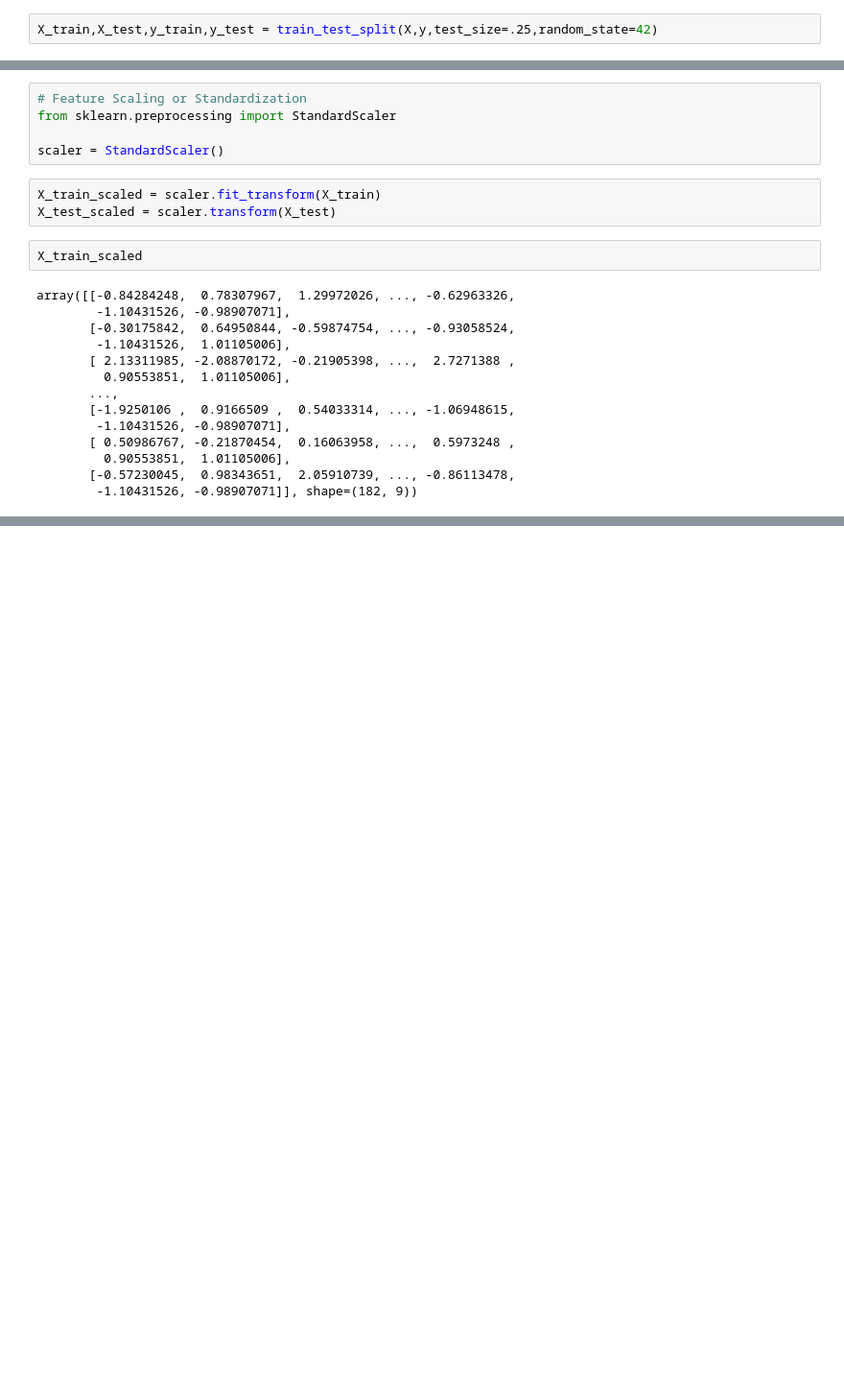
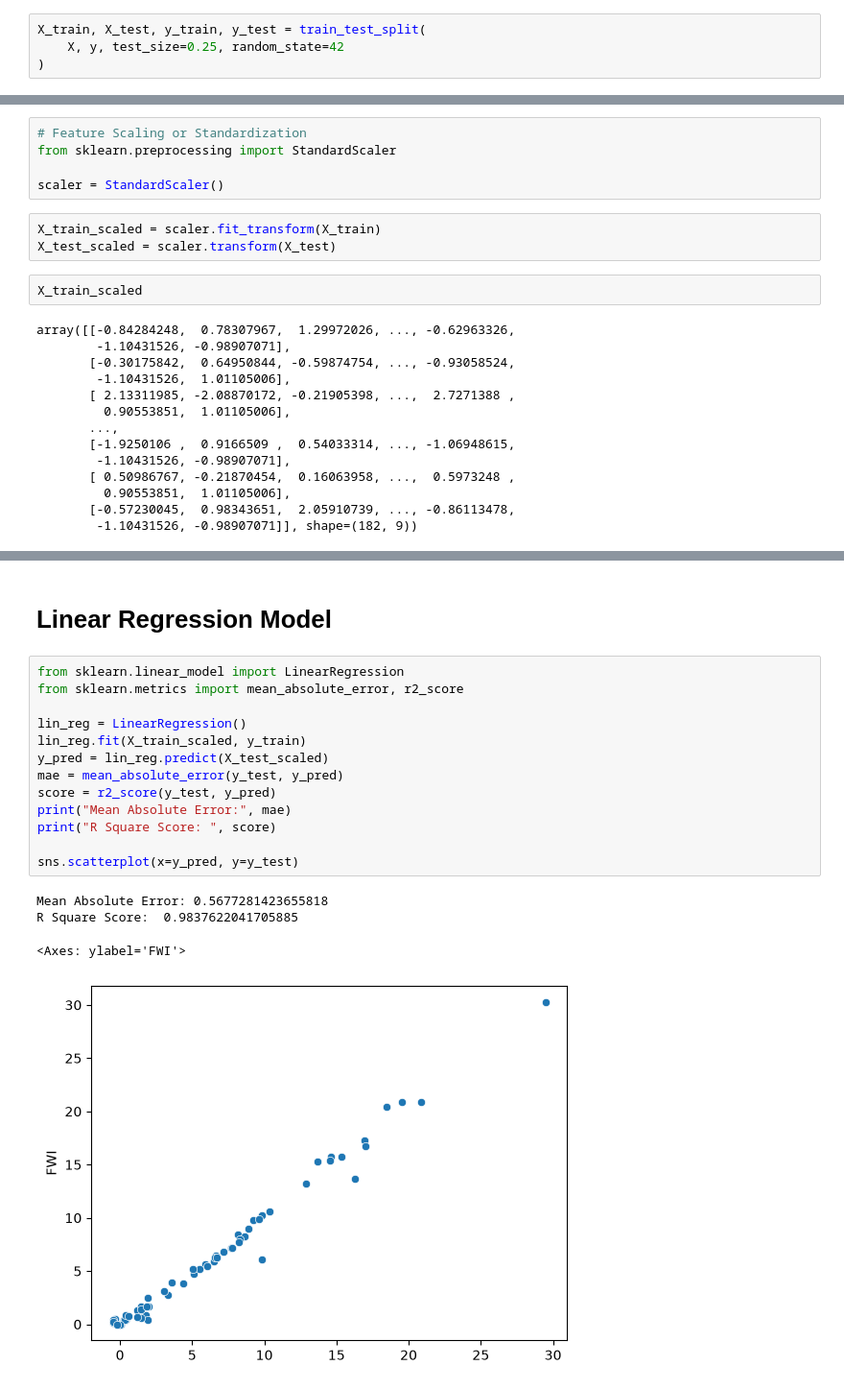
Before and after one commit to SVyeole08/Machine-Learning, a Jupyter notebook: 4.1_Model_Training.ipynb, the cells around one changed output, grey strips where cells are left out. Shown at 96% size. Cells and saved outputs as stored; diff of their text form; blank space fills up the shorter version.

```diff
--- a/4.1_Model_Training.ipynb
+++ b/4.1_Model_Training.ipynb
@@ -23,7 +23,9 @@ y = df['FWI']
 # Train Test Split
 from sklearn.model_selection import train_test_split
 # %%
-X_train,X_test,y_train,y_test = train_test_split(X,y,test_size=.25,random_state=42)
+X_train, X_test, y_train, y_test = train_test_split(
+    X, y, test_size=0.25, random_state=42
+)
 # %%
 # Feature Selection based on correlation
 crr = X_train.corr()
@@ -86,3 +88,23 @@ plt.title("X_train After Standardization")
 # %% [output]
 Text(0.5, 1.0, 'X_train After Standardization')
 [figure]
+# %% [markdown]
+# Linear Regression Model
+# %%
+from sklearn.linear_model import LinearRegression
+from sklearn.metrics import mean_absolute_error, r2_score
+
+lin_reg = LinearRegression()
+lin_reg.fit(X_train_scaled, y_train)
+y_pred = lin_reg.predict(X_test_scaled)
+mae = mean_absolute_error(y_test, y_pred)
+score = r2_score(y_test, y_pred)
+print("Mean Absolute Error:", mae)
+print("R Square Score: ", score)
+
+sns.scatterplot(x=y_pred, y=y_test)
+# %% [output]
+Mean Absolute Error: 0.5677281423655818
+R Square Score:  0.9837622041705885
+<Axes: ylabel='FWI'>
+[figure, added]
```
Also changed, not shown: parts of 11 cells of this notebook.
